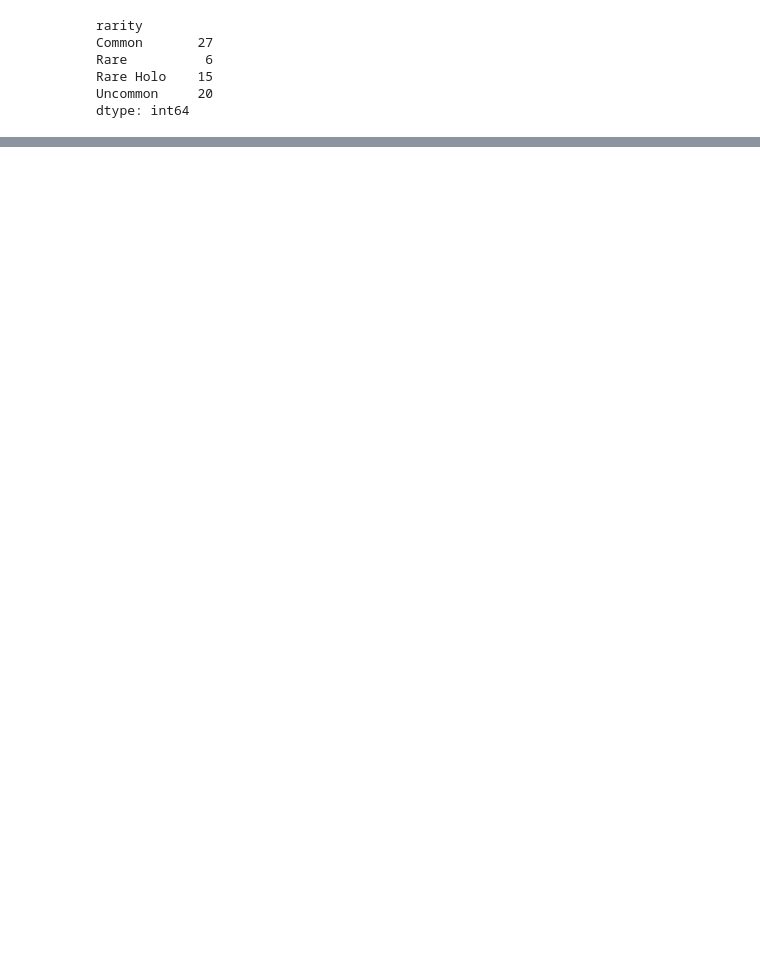
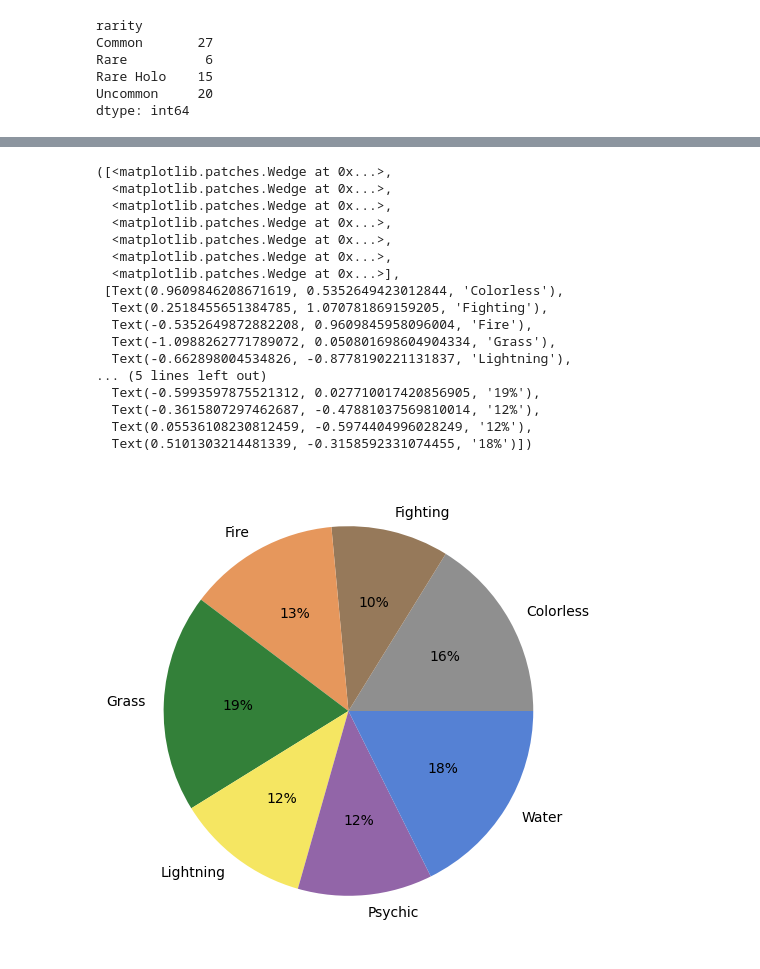
Before and after one commit to loganfu06/ThePokeymenTCG, a Jupyter notebook: pokemontcg/cardData/test.ipynb, the cells around one changed output, grey strips where cells are left out. Drawn from its saved outputs; the diff is of its cells as text; code cells hidden in the pictures; blank space fills up the shorter version.

```diff
--- a/pokemontcg/cardData/test.ipynb
+++ b/pokemontcg/cardData/test.ipynb
@@ -60,0 +79,30 @@ dtype: int64
+# %%
+df_pokemon_types_link = pd.read_sql('select * from pokedex_pokemon_types', con=engine).set_index('pokemon_id').drop(['id'], axis=1)
+df_types = pd.read_sql('select * from pokedex_type', con=engine)
+df_pokemon_types = pd.merge(df_pokemon, df_pokemon_types_link, left_on='id', right_on='pokemon_id')
+df_pokemon_types = pd.merge(df_pokemon_types, df_types, left_on='type_id', right_on='id', suffixes=[None, '_type']).drop(['id_type'], axis=1)
+df_type_count = df_pokemon_types.groupby(['name_type'], as_index=False).count()
+df_type_count
+fig, ax = plt.subplots(figsize=(6, 6))
+labels = df_type_count['name_type']
+colors = ['#8f8f8f', '#96795a', '#e6975c', '#338039', '#f5e662', '#9265a8', '#5581d4']
+plt.pie(df_type_count['id'], autopct='%1.0f%%', labels=labels, colors=colors)
+# %% [output]
+([<matplotlib.patches.Wedge at 0x...>,
+  <matplotlib.patches.Wedge at 0x...>,
+  <matplotlib.patches.Wedge at 0x...>,
+  <matplotlib.patches.Wedge at 0x...>,
+  <matplotlib.patches.Wedge at 0x...>,
+  <matplotlib.patches.Wedge at 0x...>,
+  <matplotlib.patches.Wedge at 0x...>],
+ [Text(0.9609846208671619, 0.5352649423012844, 'Colorless'),
+  Text(0.2518455651384785, 1.070781869159205, 'Fighting'),
+  Text(-0.5352649872882208, 0.9609845958096004, 'Fire'),
+  Text(-1.0988262771789072, 0.050801698604904334, 'Grass'),
+  Text(-0.662898004534826, -0.8778190221131837, 'Lightning'),
+... (5 lines left out)
+  Text(-0.5993597875521312, 0.027710017420856905, '19%'),
+  Text(-0.3615807297462687, -0.47881037569810014, '12%'),
+  Text(0.05536108230812459, -0.5974404996028249, '12%'),
+  Text(0.5101303214481339, -0.3158592331074455, '18%')])
+[figure, added]
```
Also changed, not shown: parts of 5 cells of this notebook, 2 other files.
